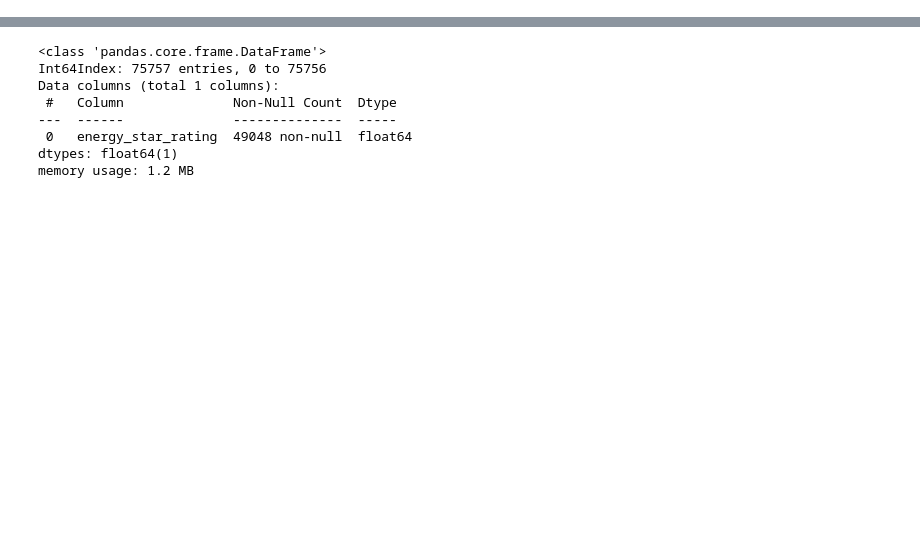
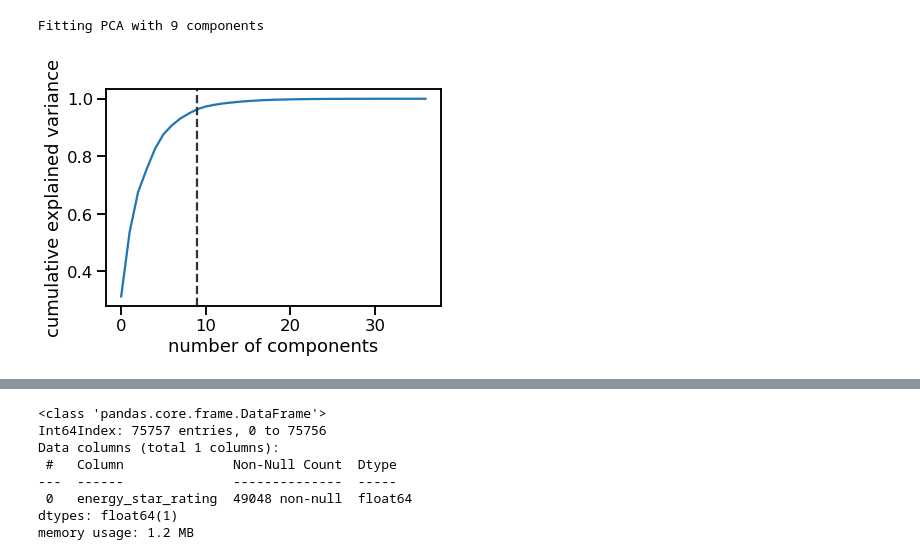
Before and after one commit to hannahpu/widsdatathon2022, a Jupyter notebook: notebook/model_run.ipynb, the cells around one changed output, grey strips where cells are left out. Cells and saved outputs as stored; diff of their text form; code cells hidden in the pictures; blank space fills up the shorter version.

```diff
--- a/notebook/model_run.ipynb
+++ b/notebook/model_run.ipynb
@@ -136,25 +136,24 @@ feature_dict = {
 # %% [output]
 [interactive output not drawn]
 # %%
-config_name = "base_cat"  # "log_temp_pca_onehot_impute"
+config_name = "log_temp_pca_onehot"
 cols_to_reduce = feature_dict[config_name]["cols_to_reduce"]
 log10_transform_cols = feature_dict[config_name]["log10_transform_cols"]
 backfill_dict = feature_dict[config_name]["backfill_dict"]
 if_scale = False
 if_one_hot = feature_dict[config_name]["if_one_hot"]
-
-# PCA on all of the environmental factor cols!
-model = cb.CatBoostRegressor(loss_function="RMSE")
 
 train_filter_df, test_filter_df, pca_cols = process_data(
     train_df.drop_duplicates(),
     test_df.drop_duplicates(),
     cols_to_reduce,
     log10_transform_cols,
     0,
     backfill_dict,
 )
 # %% [output]
+Fitting PCA with 9 components
+[figure, added]
 [interactive output not drawn]
 # %%
 train_filter_df.filter(like="energy_star_rating").info()
```
Also changed, not shown: parts of 7 cells of this notebook, 1 other file.
